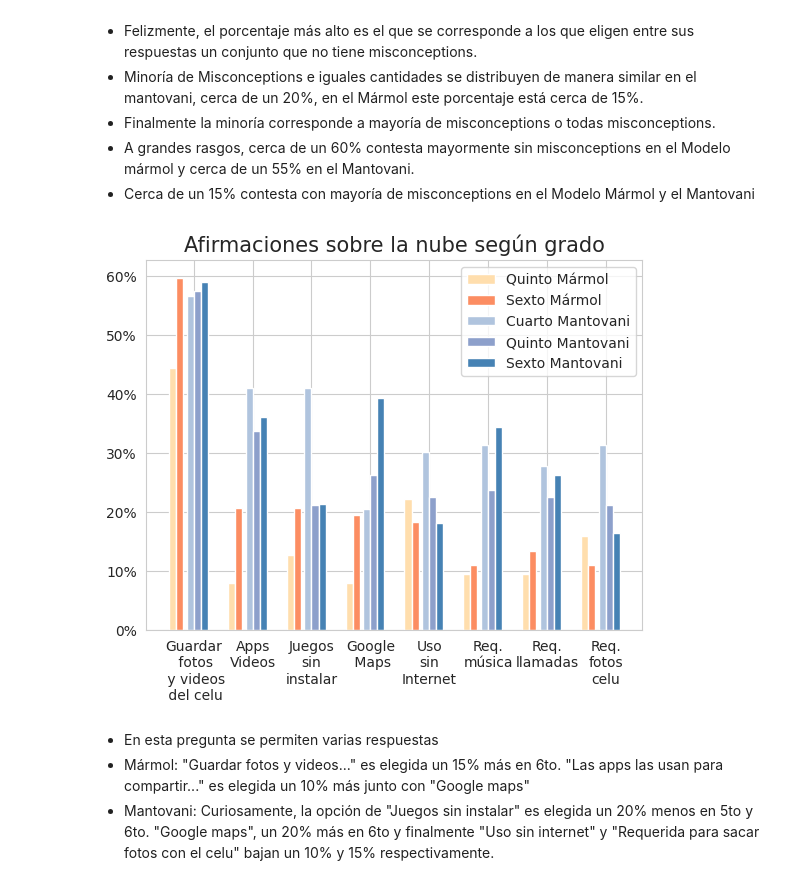
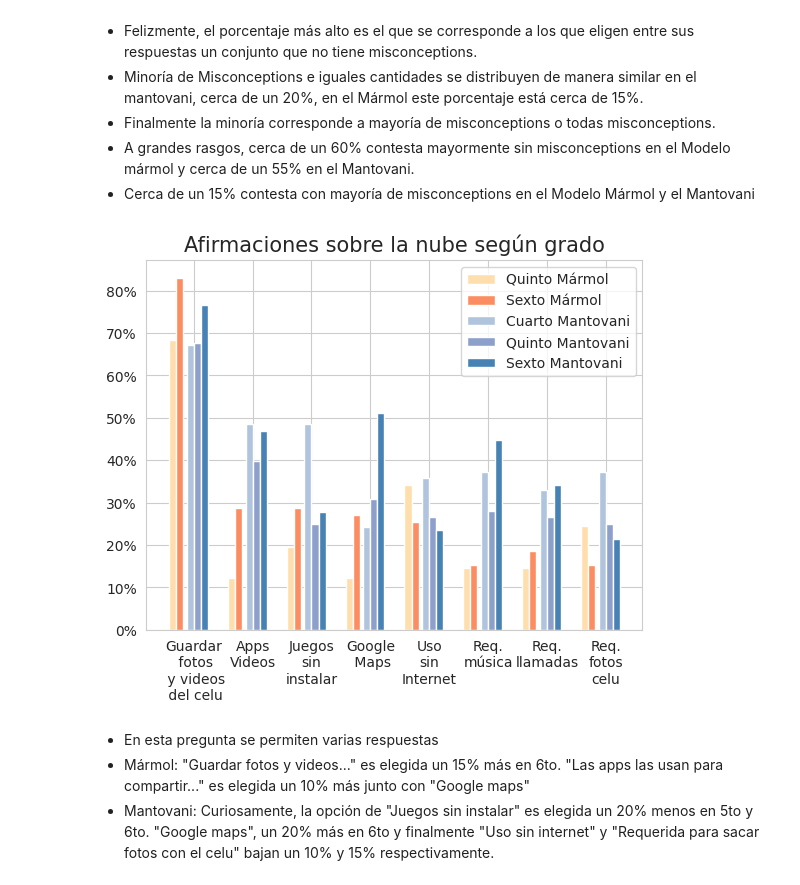
Before and after one commit to fedesassone/tesis, a Jupyter notebook: notebooks/misconceptions/Misconceptions.ipynb, the cells around one changed output. Saved outputs shown, nothing was run; the diff lists cells and outputs as text; code cells hidden in the pictures.

```diff
--- a/notebooks/misconceptions/Misconceptions.ipynb
+++ b/notebooks/misconceptions/Misconceptions.ipynb
@@ -2919,14 +2919,14 @@ plt.savefig('misconc_afirmaciones_nube.png')
 * Cerca de un 15% contesta con mayoría de misconceptions en el Modelo Mármol y el Mantovani
 # %%
 # Afirmaciones sobre la nube según grado
-data_total = df_fe["afirmaciones_nube"].str.replace(" ", "").str.get_dummies(sep=',').sum().div(cant_total).sort_values(ascending=False)
+# data_total = df_fe["afirmaciones_nube"].str.replace(" ", "").str.get_dummies(sep=',').sum().div(cant_total).sort_values(ascending=False)
 
-data_marmol_quinto = marmol[marmol['grado']=="Quinto"]["afirmaciones_nube"].str.replace(" ", "").str.get_dummies(sep=',').sum().div(cant_marmol_quinto).sort_values(ascending=False)
-data_marmol_sexto = marmol[marmol['grado']=="Sexto"]["afirmaciones_nube"].str.replace(" ", "").str.get_dummies(sep=',').sum().div(cant_marmol_sexto).sort_values(ascending=False)
+data_marmol_quinto = marmol[marmol['grado']=="Quinto"]["afirmaciones_nube"].str.replace(" ", "").str.get_dummies(sep=',').sum().div(cant_marmol_quinto - nube_nose_marmol_quinto).sort_values(ascending=False)
+data_marmol_sexto = marmol[marmol['grado']=="Sexto"]["afirmaciones_nube"].str.replace(" ", "").str.get_dummies(sep=',').sum().div(cant_marmol_sexto - nube_nose_marmol_sexto).sort_values(ascending=False)
 
-data_mantovani_cuarto = mantovani[mantovani['grado']=="Cuarto"]["afirmaciones_nube"].str.replace(" ", "").str.get_dummies(sep=',').sum().div(cant_mantovani_cuarto).sort_values(ascending=False)
-data_mantovani_quinto = mantovani[mantovani['grado']=="Quinto"]["afirmaciones_nube"].str.replace(" ", "").str.get_dummies(sep=',').sum().div(cant_mantovani_quinto).sort_values(ascending=False)
-data_mantovani_sexto = mantovani[mantovani['grado']=="Sexto"]["afirmaciones_nube"].str.replace(" ", "").str.get_dummies(sep=',').sum().div(cant_mantovani_sexto).sort_values(ascending=False)
+data_mantovani_cuarto = mantovani[mantovani['grado']=="Cuarto"]["afirmaciones_nube"].str.replace(" ", "").str.get_dummies(sep=',').sum().div(cant_mantovani_cuarto - nube_nose_mantovani_cuarto).sort_values(ascending=False)
+data_mantovani_quinto = mantovani[mantovani['grado']=="Quinto"]["afirmaciones_nube"].str.replace(" ", "").str.get_dummies(sep=',').sum().div(cant_mantovani_quinto - nube_nose_mantovani_quinto).sort_values(ascending=False)
+data_mantovani_sexto = mantovani[mantovani['grado']=="Sexto"]["afirmaciones_nube"].str.replace(" ", "").str.get_dummies(sep=',').sum().div(cant_mantovani_sexto - nube_nose_mantovani_sexto).sort_values(ascending=False)
 
 dfs = [data_marmol_quinto, data_marmol_sexto, data_mantovani_cuarto, data_mantovani_quinto, data_mantovani_sexto]
 
@@ -2946,34 +2946,34 @@ result = result.rename( columns={0:'Quinto Mármol',
                                 "Sinlanubeseríaimposiblesacarfotosconelcelular": "Req.\nfotos\ncelu"
                                 }).fillna(0)
 
 result = result.reindex(["Guardar\n fotos\n y videos\n del celu","Apps\nVideos","Juegos\nsin\ninstalar","Google\n Maps","Uso\nsin\nInternet","Req.\nmúsica","Req.\nllamadas","Req.\nfotos\ncelu"])
 
 bar_width = 0.12
 
 ticks = np.arange(len(result))
 
 br_marmol_quinto = ticks
 br_marmol_sexto = [x + bar_width for x in br_marmol_quinto]
 
 br_mantovani_cuarto = [x + 1.5* bar_width for x in br_marmol_sexto]
 br_mantovani_quinto = [x + bar_width for x in br_mantovani_cuarto]
 br_mantovani_sexto  = [x + bar_width for x in br_mantovani_quinto]
 
 plt.bar(br_marmol_quinto,    result['Quinto Mármol'], width=bar_width, label = 'Quinto Mármol'      , color='navajowhite')
 plt.bar(br_marmol_sexto,     result['Sexto Mármol'], width=bar_width, label = 'Sexto Mármol'        , color='C1')
 plt.bar(br_mantovani_cuarto, result['Cuarto Mantovani'], width=bar_width, label = 'Cuarto Mantovani', color='lightsteelblue')
 plt.bar(br_mantovani_quinto, result['Quinto Mantovani'], width=bar_width, label = 'Quinto Mantovani', color='C2')
 plt.bar(br_mantovani_sexto,  result['Sexto Mantovani'], width=bar_width, label = 'Sexto Mantovani'  , color='steelblue')
 
 plt.gca().yaxis.set_major_formatter(PercentFormatter(1))
 plt.title("Afirmaciones sobre la nube según grado", fontsize=15)
 ticks = [x + 3*bar_width for x in ticks]
 plt.xticks(ticks, result.index)
 plt.legend()
 
 plt.savefig('afirmaciones_nube_grado.png')
 # %% [output]
-[figure, old version]
+[figure, new version]
 # %% [markdown]
 * En esta pregunta se permiten varias respuestas
 * Mármol: "Guardar fotos y videos..." es elegida un 15% más en 6to. "Las apps las usan para compartir..." es elegida un 10% más junto con "Google maps"
```
Also changed, not shown: parts of 10 cells of this notebook, 4 other files.
